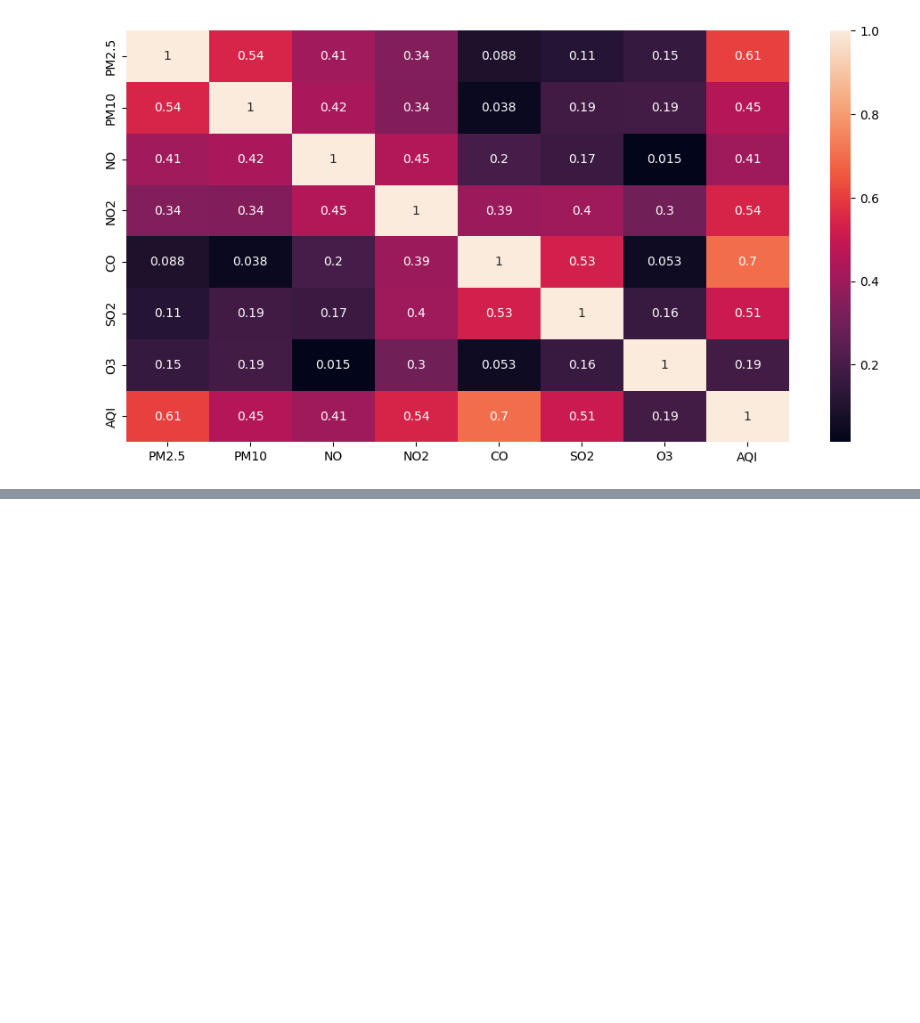
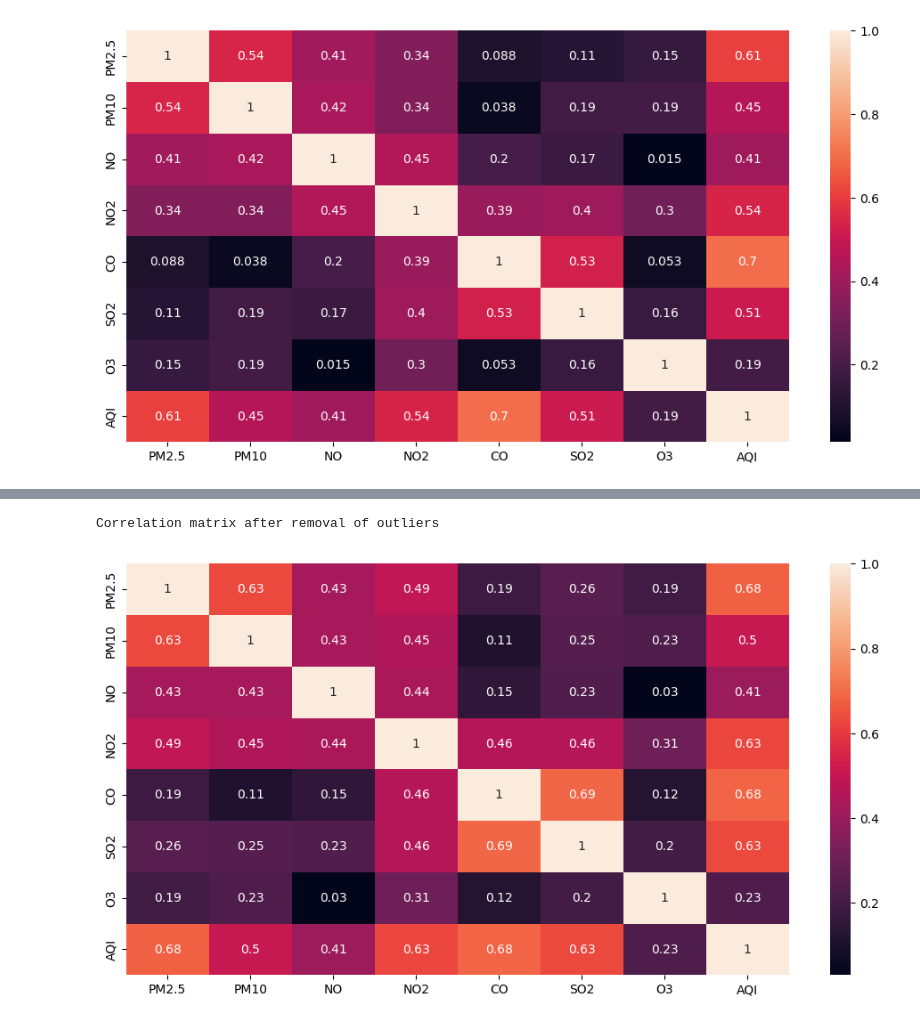
Before and after one commit to ShubhamKNIT/AlgoMinds, a Jupyter notebook: notebook/aqi_predictor.ipynb, the cells around one changed output, grey strips where cells are left out. Saved outputs shown, nothing was run; the diff lists cells and outputs as text; code cells hidden in the pictures; blank space fills up the shorter version.

```diff
--- a/notebook/aqi_predictor.ipynb
+++ b/notebook/aqi_predictor.ipynb
@@ -302,0 +545,13 @@ plt.show()
+# %%
+# Create the correlation matrix
+plt.figure(figsize=(12,6))
+print("Correlation matrix after removal of outliers")
+print()
+correlation_matrix = df_no_missing02.corr()
+
+# Generate a heatmap
+sns.heatmap(correlation_matrix, annot=True)
+plt.show()
+# %% [output]
+Correlation matrix after removal of outliers
+[figure, added]
```
Also changed, not shown: parts of 19 cells of this notebook.
